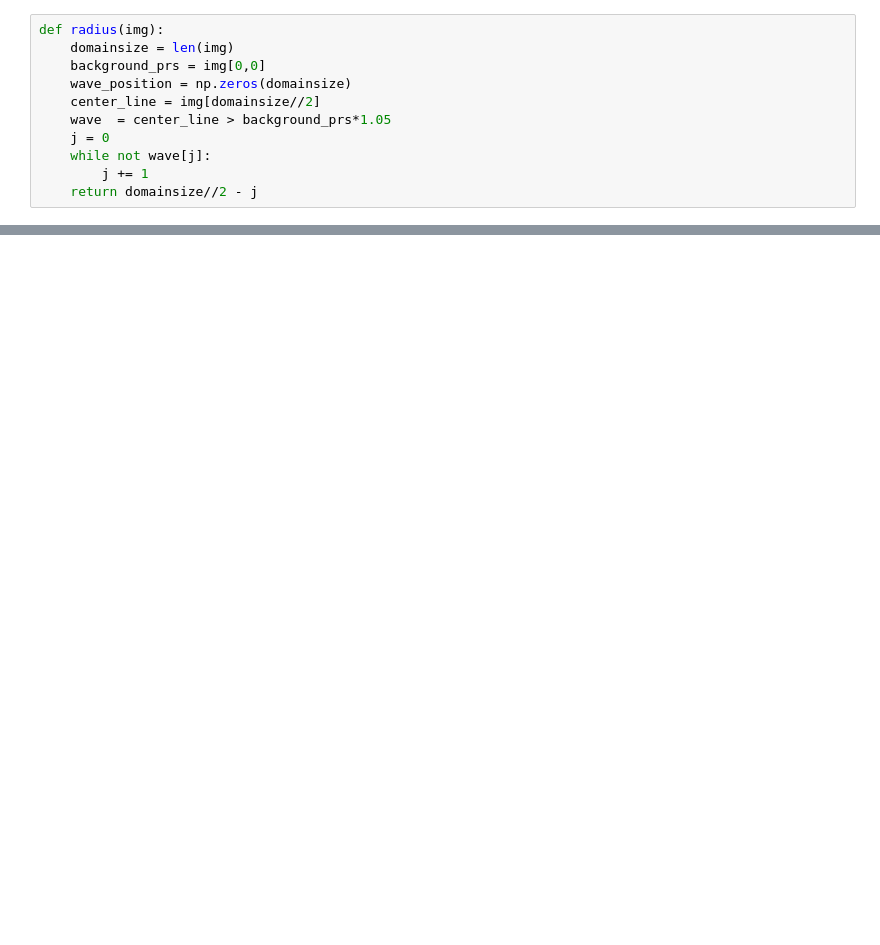
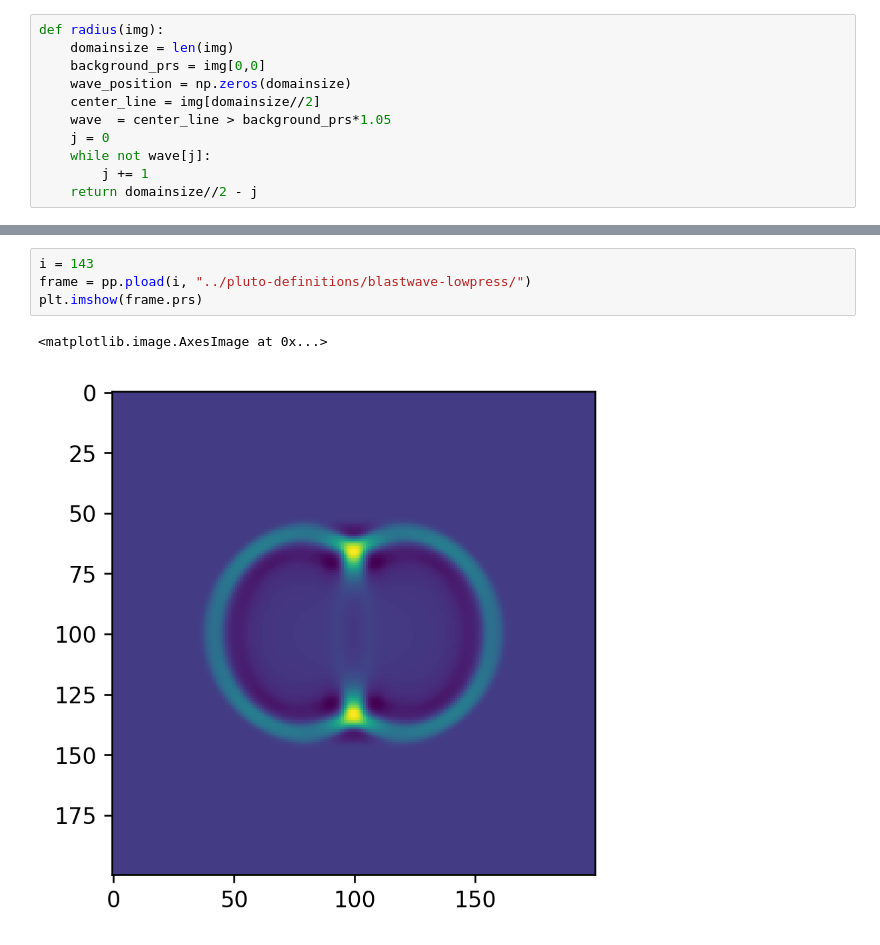
Before and after one commit to MichaelMaex/eindproject-2, a Jupyter notebook: notebooks/Blastwavelowpress.ipynb, the cells around one changed output, grey strips where cells are left out. Drawn from its saved outputs; the diff is of its cells as text; blank space fills up the shorter version.

```diff
--- a/notebooks/Blastwavelowpress.ipynb
+++ b/notebooks/Blastwavelowpress.ipynb
@@ -40,0 +36,7 @@ frame70.SimTime
+# %%
+i = 143
+frame = pp.pload(i, "../pluto-definitions/blastwave-lowpress/")
+plt.imshow(frame.prs)
+# %% [output]
+<matplotlib.image.AxesImage at 0x...>
+[figure, added]
```
Also changed, not shown: parts of 5 cells of this notebook, 3 other files.
